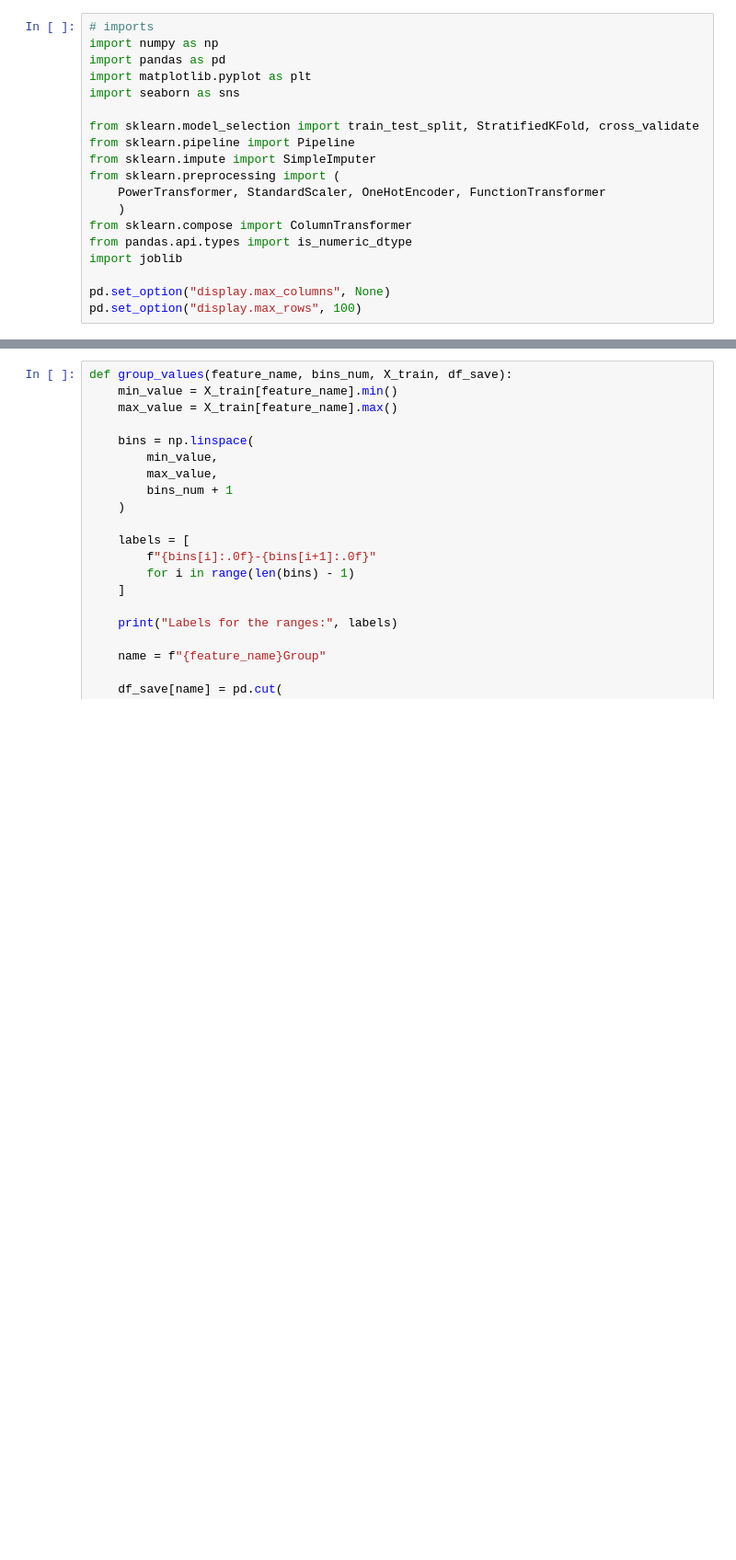
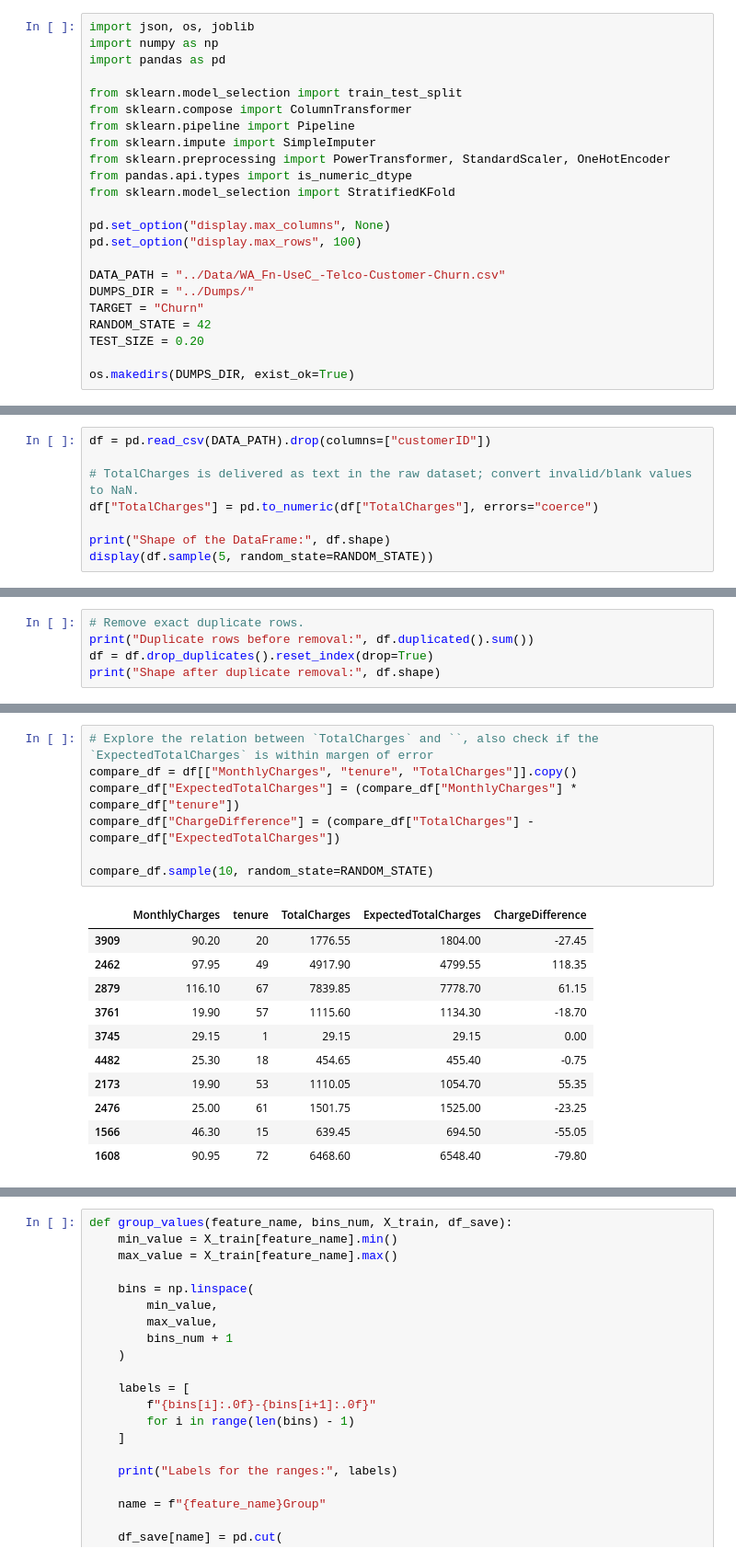
Before and after one commit to serieh/To-Catch-a-Churner, a Jupyter notebook: Scripts/PreProcessing.ipynb, the cells around one changed output, grey strips where cells are left out. Shown at 92% size. Saved outputs shown, nothing was run; the diff lists cells and outputs as text; blank space fills up the shorter version.

```diff
--- a/Scripts/PreProcessing.ipynb
+++ b/Scripts/PreProcessing.ipynb
@@ -3,19 +14,23 @@
 # %%
-# imports
+import json, os, joblib
 import numpy as np
 import pandas as pd
-import matplotlib.pyplot as plt
-import seaborn as sns
 
-from sklearn.model_selection import train_test_split, StratifiedKFold, cross_validate
+from sklearn.model_selection import train_test_split
+from sklearn.compose import ColumnTransformer
 from sklearn.pipeline import Pipeline
 from sklearn.impute import SimpleImputer
-from sklearn.preprocessing import (
-    PowerTransformer, StandardScaler, OneHotEncoder, FunctionTransformer
-    )
-from sklearn.compose import ColumnTransformer
+from sklearn.preprocessing import PowerTransformer, StandardScaler, OneHotEncoder
 from pandas.api.types import is_numeric_dtype
-import joblib
+from sklearn.model_selection import StratifiedKFold
 
 pd.set_option("display.max_columns", None)
 pd.set_option("display.max_rows", 100)
+
+DATA_PATH = "../Data/WA_Fn-UseC_-Telco-Customer-Churn.csv"
+DUMPS_DIR = "../Dumps/"
+TARGET = "Churn"
+RANDOM_STATE = 42
+TEST_SIZE = 0.20
+
+os.makedirs(DUMPS_DIR, exist_ok=True)
@@ -61,0 +39,8 @@ def get_numeric_columns(df: pd.DataFrame) -> list:
+# %%
+df = pd.read_csv(DATA_PATH).drop(columns=["customerID"])
+
+# TotalCharges is delivered as text in the raw dataset; convert invalid/blank values to NaN.
+df["TotalCharges"] = pd.to_numeric(df["TotalCharges"], errors="coerce")
+
+print("Shape of the DataFrame:", df.shape)
+display(df.sample(5, random_state=RANDOM_STATE))
@@ -61,0 +55,5 @@ def get_numeric_columns(df: pd.DataFrame) -> list:
+# %%
+# Remove exact duplicate rows.
+print("Duplicate rows before removal:", df.duplicated().sum())
+df = df.drop_duplicates().reset_index(drop=True)
+print("Shape after duplicate removal:", df.shape)
@@ -61,0 +120,19 @@ def get_numeric_columns(df: pd.DataFrame) -> list:
+# %%
+# Explore the relation between `TotalCharges` and ``, also check if the `ExpectedTotalCharges` is within margen of error
+compare_df = df[["MonthlyCharges", "tenure", "TotalCharges"]].copy()
+compare_df["ExpectedTotalCharges"] = (compare_df["MonthlyCharges"] * compare_df["tenure"])
+compare_df["ChargeDifference"] = (compare_df["TotalCharges"] - compare_df["ExpectedTotalCharges"])
+
+compare_df.sample(10, random_state=RANDOM_STATE)
+# %% [output]
+|  | MonthlyCharges | tenure | TotalCharges | ExpectedTotalCharges | ChargeDifference |
+| 3909 | 90.20 | 20 | 1776.55 | 1804.00 | -27.45 |
+| 2462 | 97.95 | 49 | 4917.90 | 4799.55 | 118.35 |
+| 2879 | 116.10 | 67 | 7839.85 | 7778.70 | 61.15 |
+| 3761 | 19.90 | 57 | 1115.60 | 1134.30 | -18.70 |
+| 3745 | 29.15 | 1 | 29.15 | 29.15 | 0.00 |
+| 4482 | 25.30 | 18 | 454.65 | 455.40 | -0.75 |
+| 2173 | 19.90 | 53 | 1110.05 | 1054.70 | 55.35 |
+| 2476 | 25.00 | 61 | 1501.75 | 1525.00 | -23.25 |
+| 1566 | 46.30 | 15 | 639.45 | 694.50 | -55.05 |
+| 1608 | 90.95 | 72 | 6468.60 | 6548.40 | -79.80 |
```
Also changed, not shown: parts of 91 cells of this notebook, 5 other files.
